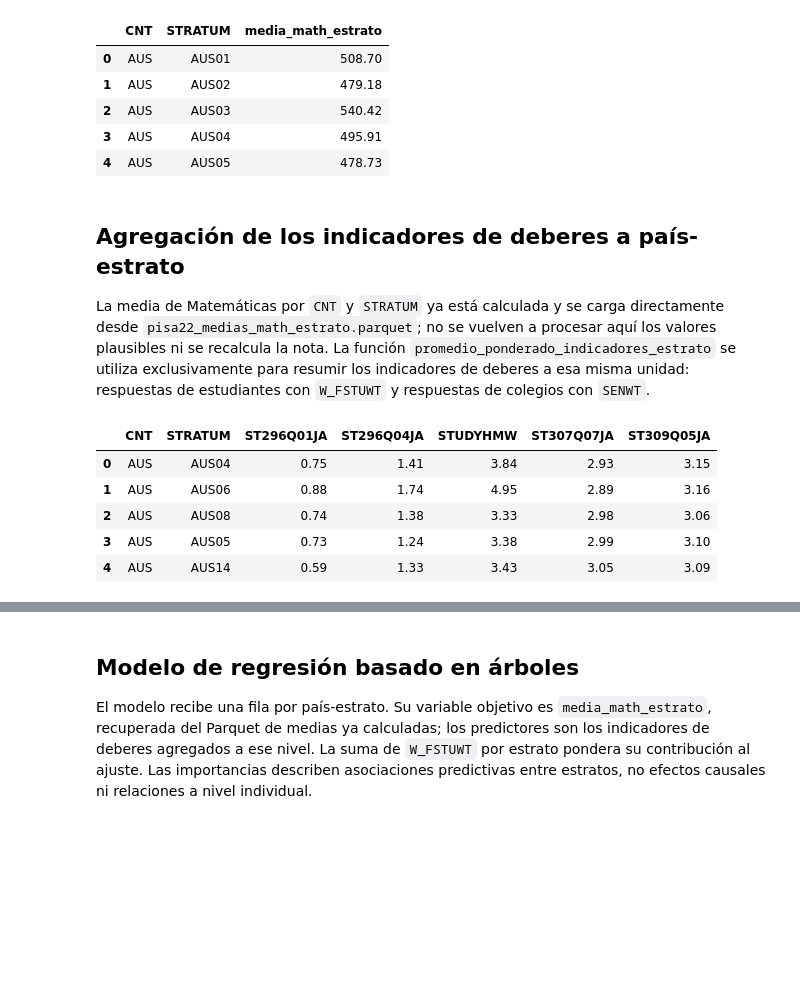
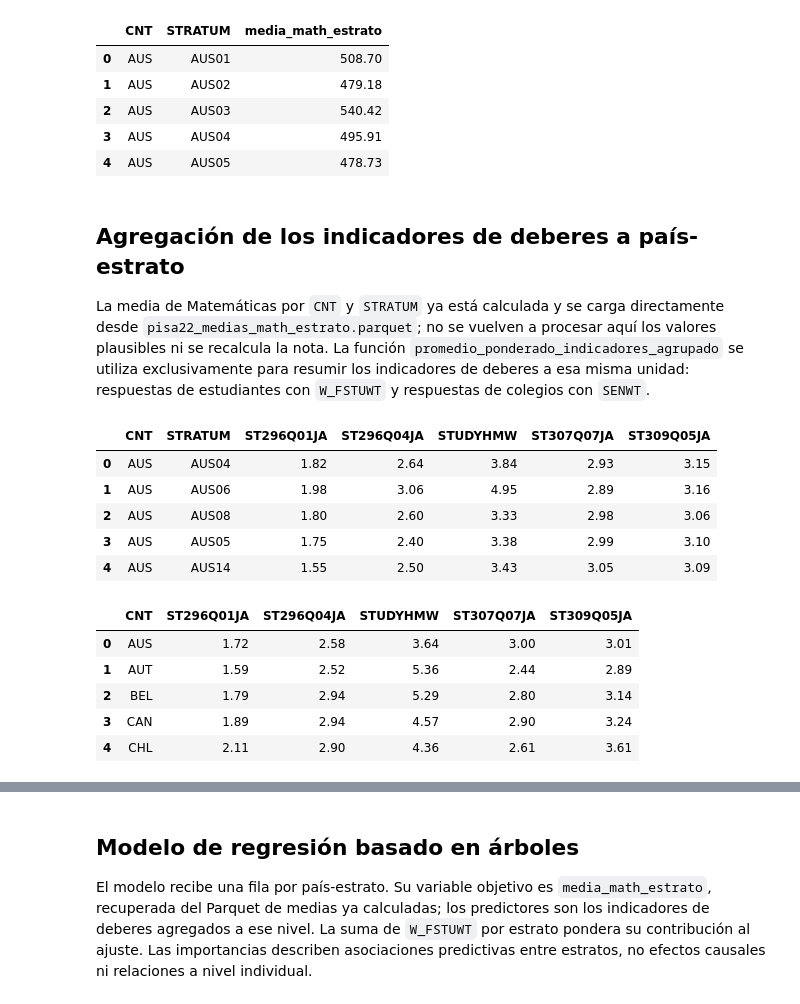
Before and after one commit to musero55/tfm_data_science, a Jupyter notebook: notebooks/fase_1_data_ingestion_eda/01_procesamiento_deberes_PISA.ipynb, the cells around one changed output, grey strips where cells are left out. Drawn from its saved outputs; the diff is of its cells as text; code cells hidden in the pictures; blank space fills up the shorter version.

```diff
--- a/notebooks/fase_1_data_ingestion_eda/01_procesamiento_deberes_PISA.ipynb
+++ b/notebooks/fase_1_data_ingestion_eda/01_procesamiento_deberes_PISA.ipynb
@@ -124,7 +154,7 @@ Número de estratos: 422
 # %% [markdown]
 ## Agregación de los indicadores de deberes a país-estrato
 
-La media de Matemáticas por `CNT` y `STRATUM` ya está calculada y se carga directamente desde `pisa22_medias_math_estrato.parquet`; no se vuelven a procesar aquí los valores plausibles ni se recalcula la nota. La función `promedio_ponderado_indicadores_estrato` se utiliza exclusivamente para resumir los indicadores de deberes a esa misma unidad: respuestas de estudiantes con `W_FSTUWT` y respuestas de colegios con `SENWT`.
+La media de Matemáticas por `CNT` y `STRATUM` ya está calculada y se carga directamente desde `pisa22_medias_math_estrato.parquet`; no se vuelven a procesar aquí los valores plausibles ni se recalcula la nota. La función `promedio_ponderado_indicadores_agrupado` se utiliza exclusivamente para resumir los indicadores de deberes a esa misma unidad: respuestas de estudiantes con `W_FSTUWT` y respuestas de colegios con `SENWT`.
 # %%
 # Recodificación de las categorías de tiempo : <30m, 30m-1h, 1-2h, 2-3h, 3-4h, >4h.
 mapeo_horas = {1: 0.25,
@@ -138,21 +168,39 @@ for columna in ['ST296Q01JA', 'ST296Q04JA']:
     df_estudiantes[columna] = df_estudiantes[columna].map(mapeo_horas)
 # %%
 # Calculamos el promedio ponderado con el peso de estudiante de los indices a evaluar de los estudiantes
-df_indicadores_alumno = promedio_ponderado_indicadores_estrato(
+df_indicadores_alumno_2022_strat = promedio_ponderado_indicadores_agrupado(
     df_estudiantes[claves_estrato + indicadores_alumno+['W_FSTUWT']],
     indicadores_alumno,
     'W_FSTUWT',
     claves_estrato
 )
 
-df_indicadores_alumno.head()
+
+
+# Calculamos el promedio ponderado con el peso de estudiante de los indices a evaluar de los estudiantes
+df_indicadores_alumno_2022_cnt = promedio_ponderado_indicadores_agrupado(
+    df_estudiantes[['CNT'] + indicadores_alumno+['W_FSTUWT']],
+    indicadores_alumno,
+    'W_FSTUWT',
+    claves_agrupacion=['CNT']
+)
+
+
+display(df_indicadores_alumno_2022_strat.head())
+display(df_indicadores_alumno_2022_cnt.head())
 # %% [output]
 |  | CNT | STRATUM | ST296Q01JA | ST296Q04JA | STUDYHMW | ST307Q07JA | ST309Q05JA |
-| 0 | AUS | AUS04 | 0.75 | 1.41 | 3.84 | 2.93 | 3.15 |
-| 1 | AUS | AUS06 | 0.88 | 1.74 | 4.95 | 2.89 | 3.16 |
-| 2 | AUS | AUS08 | 0.74 | 1.38 | 3.33 | 2.98 | 3.06 |
-| 3 | AUS | AUS05 | 0.73 | 1.24 | 3.38 | 2.99 | 3.10 |
-| 4 | AUS | AUS14 | 0.59 | 1.33 | 3.43 | 3.05 | 3.09 |
+| 0 | AUS | AUS04 | 1.82 | 2.64 | 3.84 | 2.93 | 3.15 |
+| 1 | AUS | AUS06 | 1.98 | 3.06 | 4.95 | 2.89 | 3.16 |
+| 2 | AUS | AUS08 | 1.80 | 2.60 | 3.33 | 2.98 | 3.06 |
+| 3 | AUS | AUS05 | 1.75 | 2.40 | 3.38 | 2.99 | 3.10 |
+| 4 | AUS | AUS14 | 1.55 | 2.50 | 3.43 | 3.05 | 3.09 |
+|  | CNT | ST296Q01JA | ST296Q04JA | STUDYHMW | ST307Q07JA | ST309Q05JA |
+| 0 | AUS | 1.72 | 2.58 | 3.64 | 3.00 | 3.01 |
+| 1 | AUT | 1.59 | 2.52 | 5.36 | 2.44 | 2.89 |
+| 2 | BEL | 1.79 | 2.94 | 5.29 | 2.80 | 3.14 |
+| 3 | CAN | 1.89 | 2.94 | 4.57 | 2.90 | 3.24 |
+| 4 | CHL | 2.11 | 2.90 | 4.36 | 2.61 | 3.61 |
 # %%
 #Pasamos la columna de pesos de estudiante W_FSTUWT a la de colegios pare poder tener la ponderación
 claves_colegio = ['CNT', 'STRATUM', 'CNTSCHID']
```
Also changed, not shown: parts of 84 cells of this notebook, 8 other files.
